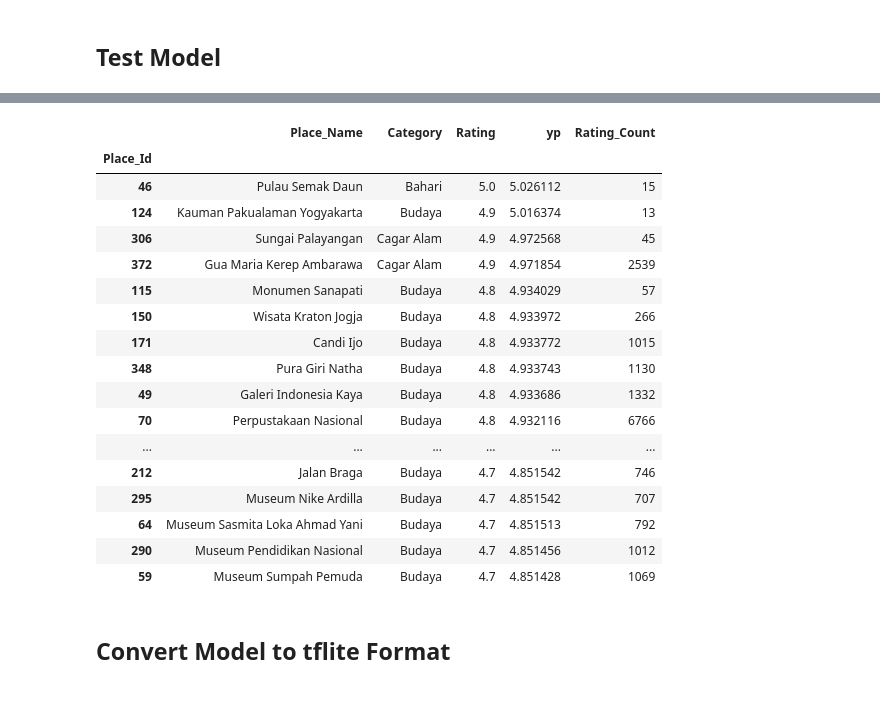
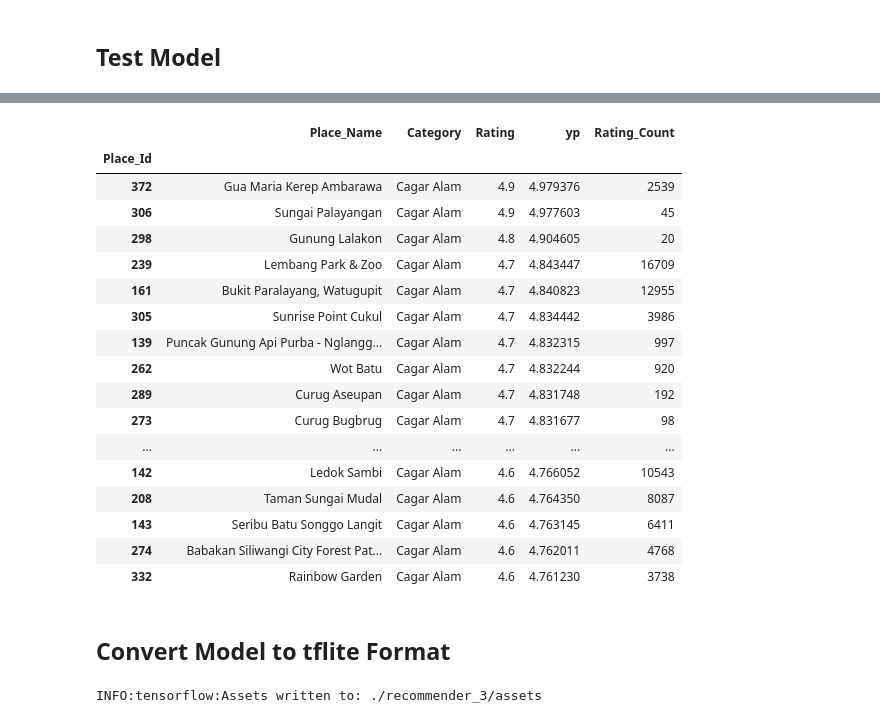
Before and after one commit to Project-Capstone-Bangkit-2023/myTravel-model, a Jupyter notebook: recommender.ipynb, the cells around one changed output, grey strips where cells are left out. Saved outputs shown, nothing was run; the diff lists cells and outputs as text; code cells hidden in the pictures.

Commit message:
feat: update the recommender notebook

```diff
--- a/recommender.ipynb
+++ b/recommender.ipynb
@@ -23,8 +17,8 @@ To enable the following instructions: AVX2 AVX512F AVX512_VNNI FMA, in other ope
 ## Load Data
 # %%
 """Pembuatan Dataframe"""
-tourism_df = pd.read_csv("/work/tourism_with_id_2.csv")
-rating_df = pd.read_csv("/work/tourism_rating_2.csv")
+tourism_df = pd.read_csv("dataset/tourism_with_id_2.csv")
+rating_df = pd.read_csv("dataset/tourism_rating_2.csv")
 # %% [markdown]
 ## Data Preparation
 # %%
@@ -181,7 +175,7 @@ y = np.array(rating_df["Place_Ratings"])
 # Place
 place_train = place_ratings.copy()
 place_train["Rating"] = (place_train["Rating"]-3)/2
-place_train["Rating_Count"] = (place_train["Rating_Count"])/500
+place_train["Rating_Count"] = (place_train["Rating_Count"])/50
 
 # User
 user_train = user_ratings.copy()
@@ -263,7 +257,9 @@ tf.random.set_seed(1)
 cost_fn = tf.keras.losses.MeanSquaredError()
 opt = keras.optimizers.Adam()
 model.compile(optimizer=opt,
-              loss=cost_fn)
-model.fit([user_train, place_train], y_train, epochs=20)
+              loss=cost_fn,
+              metrics=[tf.keras.metrics.CosineSimilarity(axis=1)]
+              )
+history = model.fit([user_train, place_train], y_train, validation_split=0.2, epochs=20)
 # %% [output]
 Epoch 1/20
@@ -306,7 +325,7 @@ sorted_items.set_index("Place_Id").head(20)
 
 rate_Budaya = 4.8
 rate_Taman_Hiburan = 3.5
-rate_Cagar_Alam = 4.6
+rate_Cagar_Alam = 4.8
 rate_Bahari = 4.5
 rate_Pusat_Perbelanjaan	= 4.5
 rate_Tempat_Ibadah = 3.5
@@ -324,7 +343,7 @@ item_vecs = place_rating.drop("Place_Id", axis=1).copy()
 suser_vecs = (user_vecs-3)/2
 sitem_vecs = item_vecs.copy()
 sitem_vecs["Rating"] = (sitem_vecs["Rating"]-3)/2
-sitem_vecs["Rating_Count"] = (sitem_vecs["Rating_Count"])/500
+sitem_vecs["Rating_Count"] = (sitem_vecs["Rating_Count"])/50
 
 # make a prediction
 y_p = model.predict([suser_vecs, sitem_vecs])
@@ -342,21 +361,21 @@ sorted_items.set_index("Place_Id").head(20)
 |  | Place_Name | Category | Rating | yp | Rating_Count |
 | Place_Id |  |  |  |  |  |
-| 46 | Pulau Semak Daun | Bahari | 5.0 | 5.026112 | 15 |
-| 124 | Kauman Pakualaman Yogyakarta | Budaya | 4.9 | 5.016374 | 13 |
-| 306 | Sungai Palayangan | Cagar Alam | 4.9 | 4.972568 | 45 |
-| 372 | Gua Maria Kerep Ambarawa | Cagar Alam | 4.9 | 4.971854 | 2539 |
-| 115 | Monumen Sanapati | Budaya | 4.8 | 4.934029 | 57 |
-| 150 | Wisata Kraton Jogja | Budaya | 4.8 | 4.933972 | 266 |
-| 171 | Candi Ijo | Budaya | 4.8 | 4.933772 | 1015 |
-| 348 | Pura Giri Natha | Budaya | 4.8 | 4.933743 | 1130 |
-| 49 | Galeri Indonesia Kaya | Budaya | 4.8 | 4.933686 | 1332 |
-| 70 | Perpustakaan Nasional | Budaya | 4.8 | 4.932116 | 6766 |
+| 372 | Gua Maria Kerep Ambarawa | Cagar Alam | 4.9 | 4.979376 | 2539 |
+| 306 | Sungai Palayangan | Cagar Alam | 4.9 | 4.977603 | 45 |
+| 298 | Gunung Lalakon | Cagar Alam | 4.8 | 4.904605 | 20 |
+| 239 | Lembang Park & Zoo | Cagar Alam | 4.7 | 4.843447 | 16709 |
+| 161 | Bukit Paralayang, Watugupit | Cagar Alam | 4.7 | 4.840823 | 12955 |
+| 305 | Sunrise Point Cukul | Cagar Alam | 4.7 | 4.834442 | 3986 |
+| 139 | Puncak Gunung Api Purba - Nglangg... | Cagar Alam | 4.7 | 4.832315 | 997 |
+| 262 | Wot Batu | Cagar Alam | 4.7 | 4.832244 | 920 |
+| 289 | Curug Aseupan | Cagar Alam | 4.7 | 4.831748 | 192 |
+| 273 | Curug Bugbrug | Cagar Alam | 4.7 | 4.831677 | 98 |
 | ... | ... | ... | ... | ... | ... |
-| 212 | Jalan Braga | Budaya | 4.7 | 4.851542 | 746 |
-| 295 | Museum Nike Ardilla | Budaya | 4.7 | 4.851542 | 707 |
-| 64 | Museum Sasmita Loka Ahmad Yani | Budaya | 4.7 | 4.851513 | 792 |
-| 290 | Museum Pendidikan Nasional | Budaya | 4.7 | 4.851456 | 1012 |
-| 59 | Museum Sumpah Pemuda | Budaya | 4.7 | 4.851428 | 1069 |
+| 142 | Ledok Sambi | Cagar Alam | 4.6 | 4.766052 | 10543 |
+| 208 | Taman Sungai Mudal | Cagar Alam | 4.6 | 4.764350 | 8087 |
+| 143 | Seribu Batu Songgo Langit | Cagar Alam | 4.6 | 4.763145 | 6411 |
+| 274 | Babakan Siliwangi City Forest Pat... | Cagar Alam | 4.6 | 4.762011 | 4768 |
+| 332 | Rainbow Garden | Cagar Alam | 4.6 | 4.761230 | 3738 |
 # %%
 """Predictions for Hidden Gems"""
 
@@ -372,8 +391,10 @@ sorted_gems.set_index("Place_Id").head(20)
 # %% [markdown]
 ## Convert Model to tflite Format
 # %%
-export_dir = "./recommender_2"
+export_dir = "./recommender_3"
 tf.saved_model.save(model, export_dir = export_dir)
+# %% [output]
+INFO:tensorflow:Assets written to: ./recommender_3/assets
 # %%
 optimization = tf.lite.Optimize.DEFAULT
 converter = tf.lite.TFLiteConverter.from_saved_model(export_dir)
```
Also changed, not shown: parts of 10 cells of this notebook.
